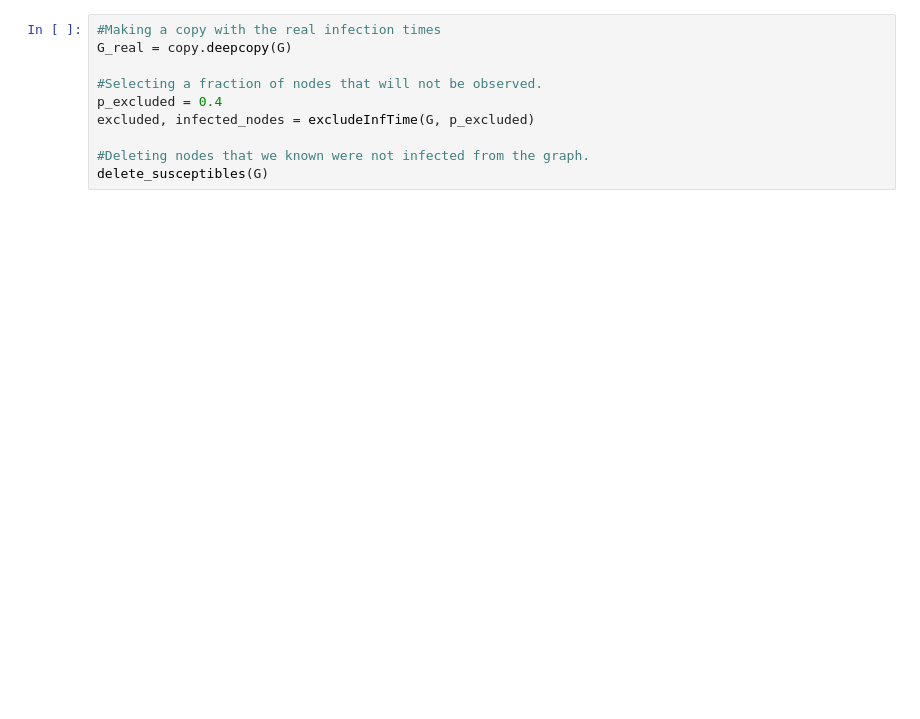
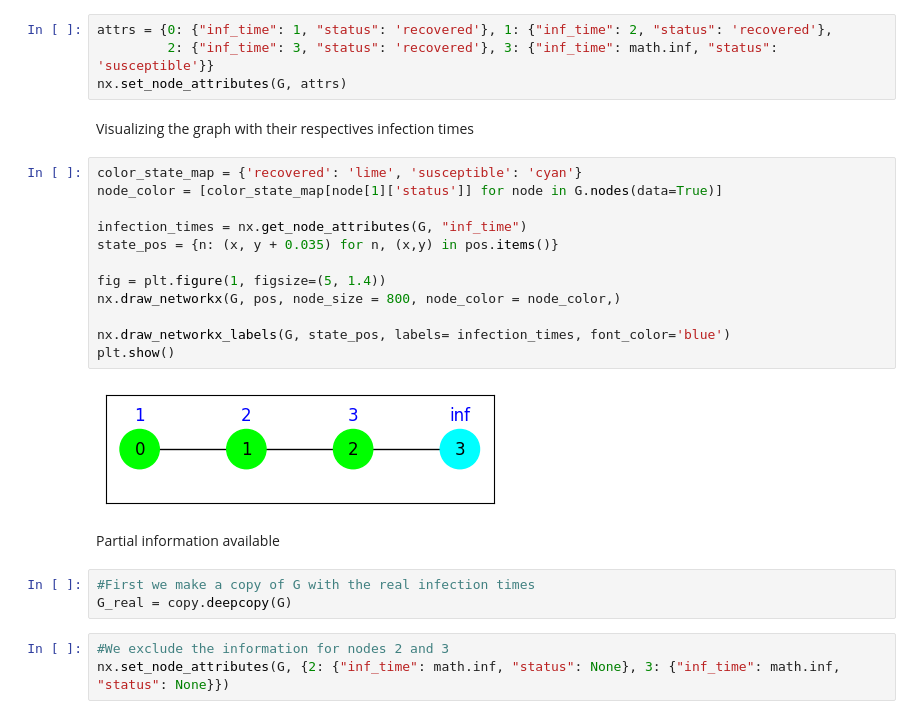
Before and after one commit to Cristiananc/dissertation-codes, a Jupyter notebook: TreeSampler-Hands-on-debug.ipynb, the cells around one changed output. Saved outputs shown, nothing was run; the diff lists cells and outputs as text; blank space fills up the shorter version.

```diff
--- a/TreeSampler-Hands-on-debug.ipynb
+++ b/TreeSampler-Hands-on-debug.ipynb
@@ -36,10 +21,28 @@ plt.show()
+# %%
+attrs = {0: {"inf_time": 1, "status": 'recovered'}, 1: {"inf_time": 2, "status": 'recovered'},
+         2: {"inf_time": 3, "status": 'recovered'}, 3: {"inf_time": math.inf, "status": 'susceptible'}}
+nx.set_node_attributes(G, attrs)
+# %% [markdown]
+Visualizing the graph with their respectives infection times
+# %%
+color_state_map = {'recovered': 'lime', 'susceptible': 'cyan'}
+node_color = [color_state_map[node[1]['status']] for node in G.nodes(data=True)]
+
+infection_times = nx.get_node_attributes(G, "inf_time")
+state_pos = {n: (x, y + 0.035) for n, (x,y) in pos.items()}
+
+fig = plt.figure(1, figsize=(5, 1.4))
+nx.draw_networkx(G, pos, node_size = 800, node_color = node_color,)
+
+nx.draw_networkx_labels(G, state_pos, labels= infection_times, font_color='blue')
+plt.show()
+# %% [output]
+[figure, added]
+# %% [markdown]
+Partial information available
+# %%
+#First we make a copy of G with the real infection times
+G_real = copy.deepcopy(G)
 # %%
-#Making a copy with the real infection times
-G_real = copy.deepcopy(G)
-
-#Selecting a fraction of nodes that will not be observed.
-p_excluded = 0.4
-excluded, infected_nodes = excludeInfTime(G, p_excluded)
-
-#Deleting nodes that we known were not infected from the graph.
-delete_susceptibles(G)
+#We exclude the information for nodes 2 and 3
+nx.set_node_attributes(G, {2: {"inf_time": math.inf, "status": None}, 3: {"inf_time": math.inf, "status": None}})
```
Also changed, not shown: parts of 15 cells of this notebook, 1 other file.
